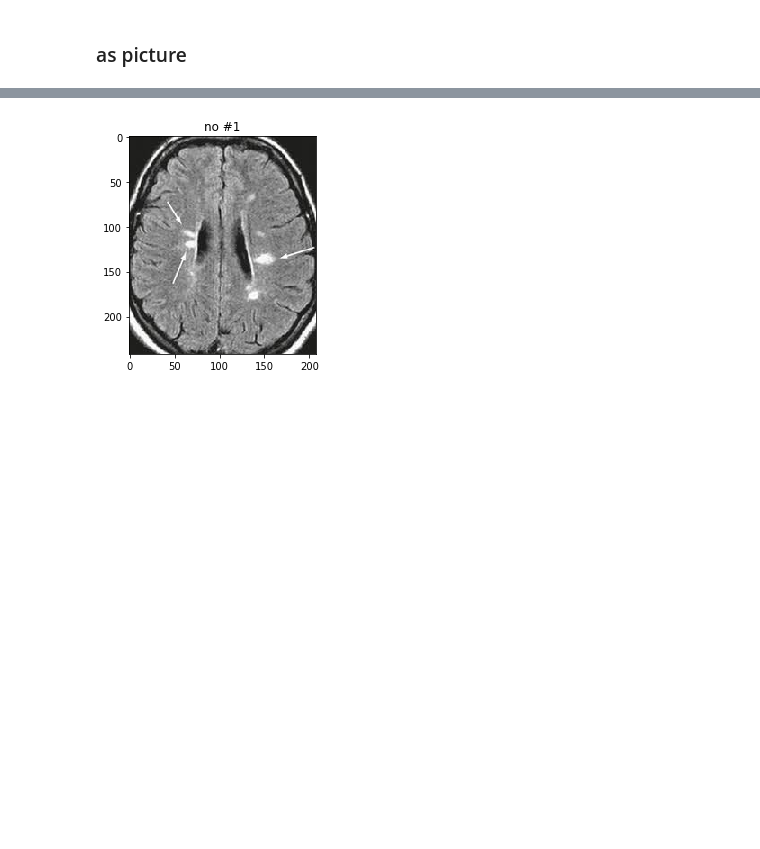
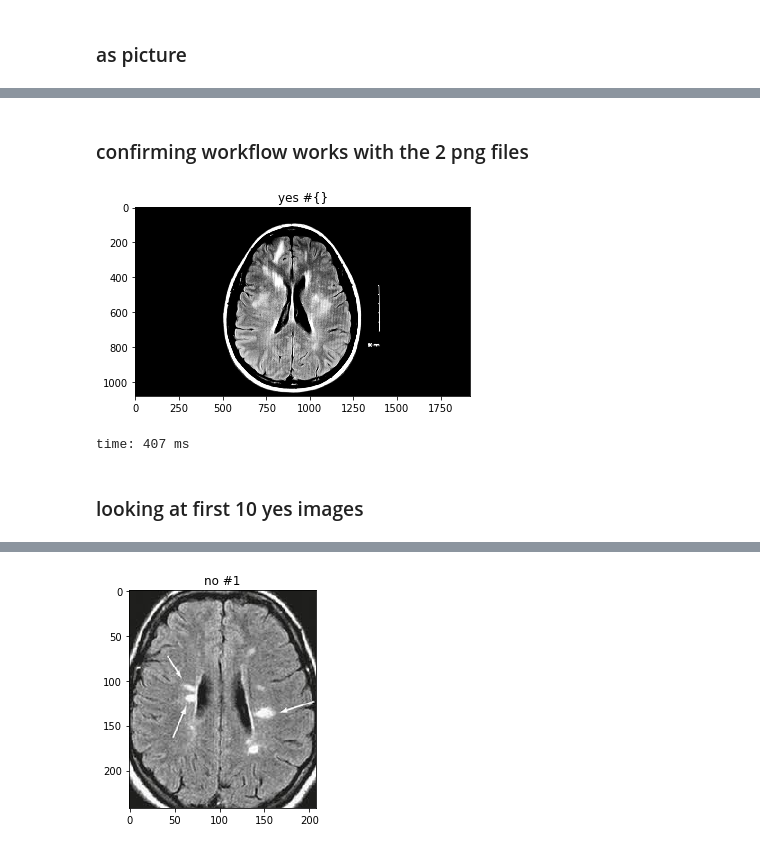
Before and after one commit to geickelb/dl_mri_project, a Jupyter notebook: notebooks/01-exploration.ipynb, the cells around one changed output, grey strips where cells are left out. Drawn from its saved outputs; the diff is of its cells as text; code cells hidden in the pictures; blank space fills up the shorter version.

```diff
--- a/notebooks/01-exploration.ipynb
+++ b/notebooks/01-exploration.ipynb
@@ -95 +95,21 @@ time: 162 ms
+# %% [markdown]
+### confirming workflow works with the 2 png files
+# %%
+#pngY=glob.glob(wd+"/data/raw/yes/"+'*.[pP][nN][gG]')
+pngN=glob.glob(wd+"/data/raw/no/"+'*.[pP][nN][gG]')
+
+cv2.imread(pngN[0],0)
+
+img = cv2.imread(pngN[0])
+#gray = cv2.cvtColor(img, cv2.COLOR_BGR2GRAY) #this converted it to a blueish image, i didn't like it.
+RGB_im = cv2.cvtColor(img, cv2.COLOR_BGR2RGB)
+
+plt.imshow(RGB_im)
+plt.title('yes #{}')
+plt.show()
+# %% [output]
+[figure, added]
+time: 407 ms
+# %% [markdown]
+### looking at first 10 yes images
 # %%
```
Also changed, not shown: parts of 8 cells of this notebook.
